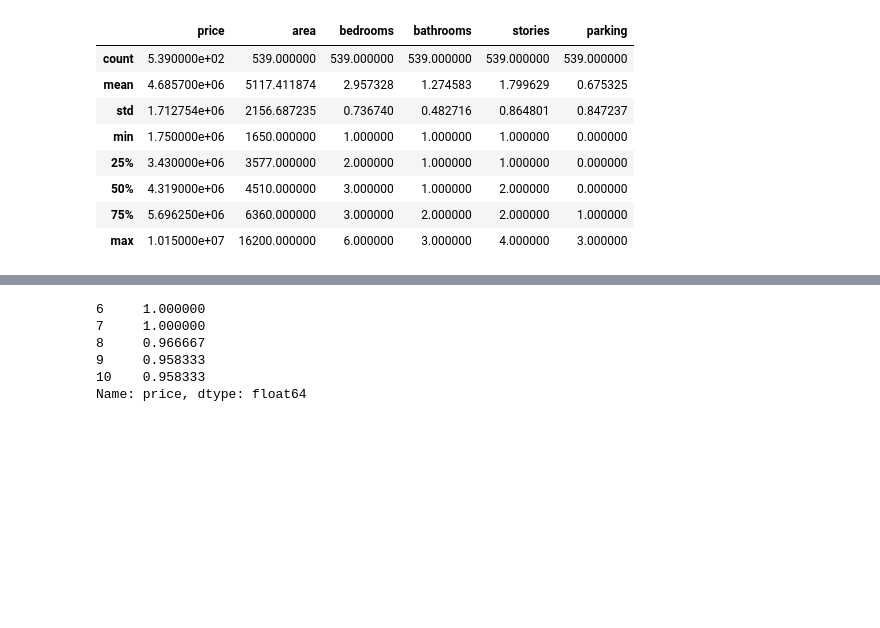
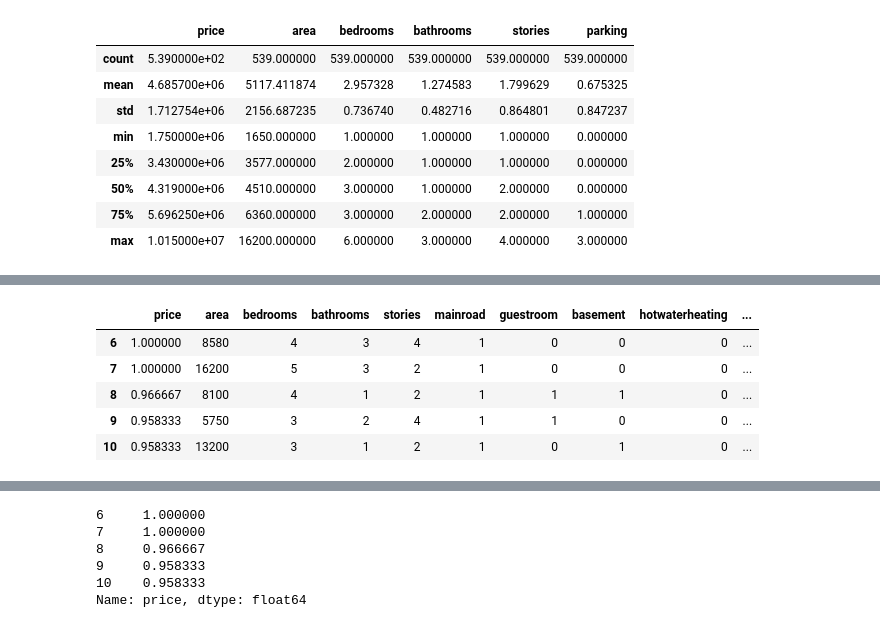
Before and after one commit to Anudip-Paudel/House-Price, a Jupyter notebook: housePricePrediction.ipynb, the cells around one changed output, grey strips where cells are left out. Drawn from its saved outputs; the diff is of its cells as text; code cells hidden in the pictures; blank space fills up the shorter version.

```diff
--- a/housePricePrediction.ipynb
+++ b/housePricePrediction.ipynb
@@ -94,3 +128,12 @@ data['price'] = scaler.fit_transform(data[['price']])
+# %%
+data.head()
+# %% [output]
+|  | price | area | bedrooms | bathrooms | stories | mainroad | guestroom | basement | hotwaterheating | ... |
+| 6 | 1.000000 | 8580 | 4 | 3 | 4 | 1 | 0 | 0 | 0 | ... |
+| 7 | 1.000000 | 16200 | 5 | 3 | 2 | 1 | 0 | 0 | 0 | ... |
+| 8 | 0.966667 | 8100 | 4 | 1 | 2 | 1 | 1 | 1 | 0 | ... |
+| 9 | 0.958333 | 5750 | 3 | 2 | 4 | 1 | 1 | 0 | 0 | ... |
+| 10 | 0.958333 | 13200 | 3 | 1 | 2 | 1 | 0 | 1 | 0 | ... |
 # %%
 data_copy = data.copy()
 # %%
```
Also changed, not shown: parts of 10 cells of this notebook.
